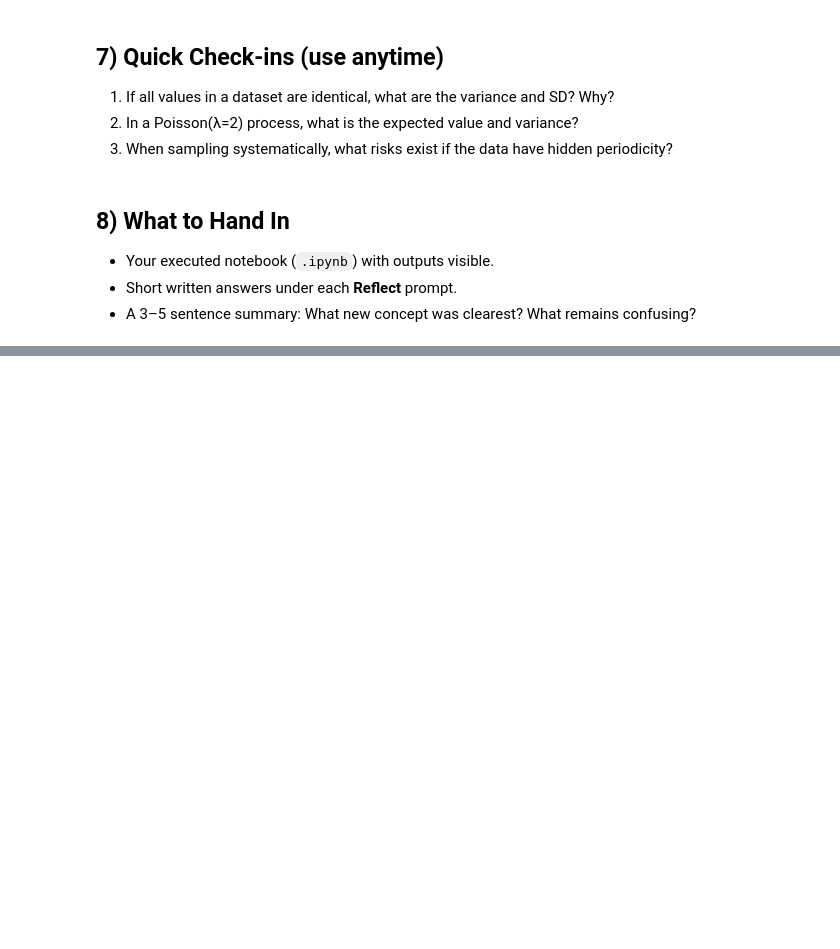
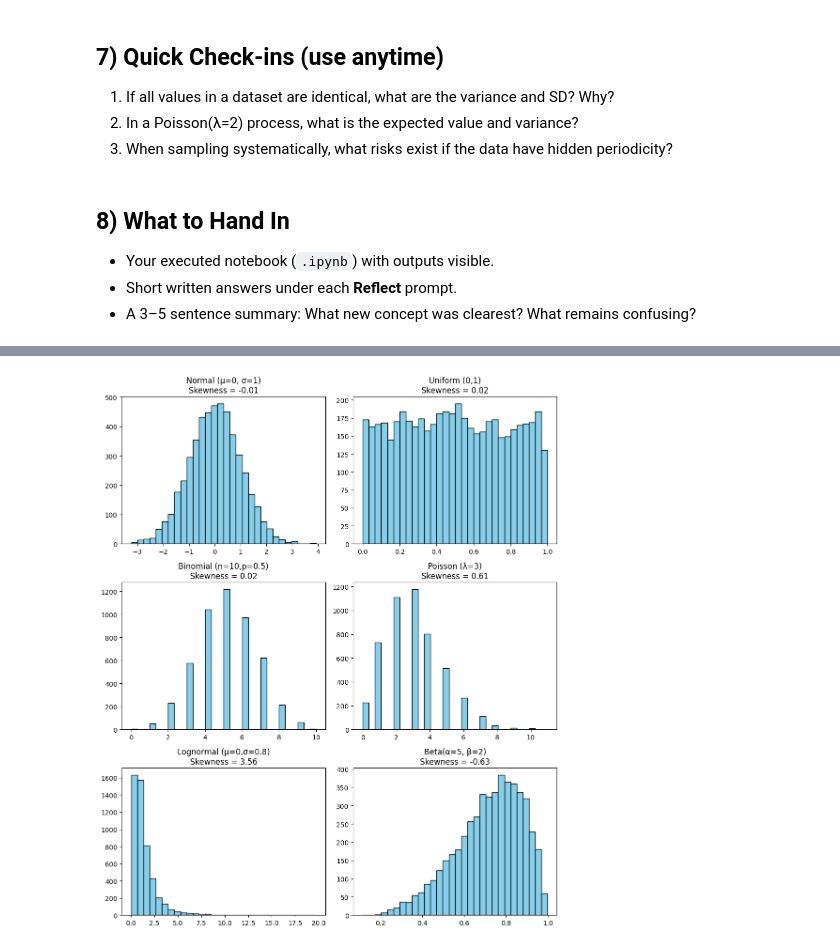
Before and after one commit to MehrdadJalali-AI/Statistics-and-Machine-Learning, a Jupyter notebook: DA1_C1_Mini_Labs.ipynb, the cells around one changed output, grey strips where cells are left out. Drawn from its saved outputs; the diff is of its cells as text; code cells hidden in the pictures; blank space fills up the shorter version.

```diff
--- a/DA1_C1_Mini_Labs.ipynb
+++ b/DA1_C1_Mini_Labs.ipynb
@@ -407,0 +380,36 @@ plt.show()
+# %%
+import numpy as np
+import matplotlib.pyplot as plt
+from scipy.stats import skew, beta
+
+np.random.seed(42)
+
+# Generate samples
+normal = np.random.normal(0, 1, 5000)         # symmetric
+uniform = np.random.uniform(0, 1, 5000)       # flat, symmetric
+binomial = np.random.binomial(10, 0.5, 5000)  # approx symmetric
+poisson = np.random.poisson(3, 5000)          # slight positive skew
+lognormal = np.random.lognormal(0, 0.8, 5000) # strongly positive skew
+beta_left = beta.rvs(5, 2, size=5000)         # negatively skewed
+
+# Compute skewness
+distributions = {
+    "Normal (μ=0, σ=1)": normal,
+    "Uniform (0,1)": uniform,
+    "Binomial (n=10,p=0.5)": binomial,
+    "Poisson (λ=3)": poisson,
+    "Lognormal (μ=0,σ=0.8)": lognormal,
+    "Beta(α=5, β=2)": beta_left
+}
+
+# Plot
+fig, axs = plt.subplots(3, 2, figsize=(10, 12))
+
+for ax, (name, data) in zip(axs.ravel(), distributions.items()):
+    ax.hist(data, bins=30, color="skyblue", edgecolor="black")
+    ax.set_title(f"{name}\nSkewness = {skew(data):.2f}")
+
+plt.tight_layout()
+plt.show()
+# %% [output]
+[figure, added]
```
Also changed, not shown: parts of 4 cells of this notebook.
